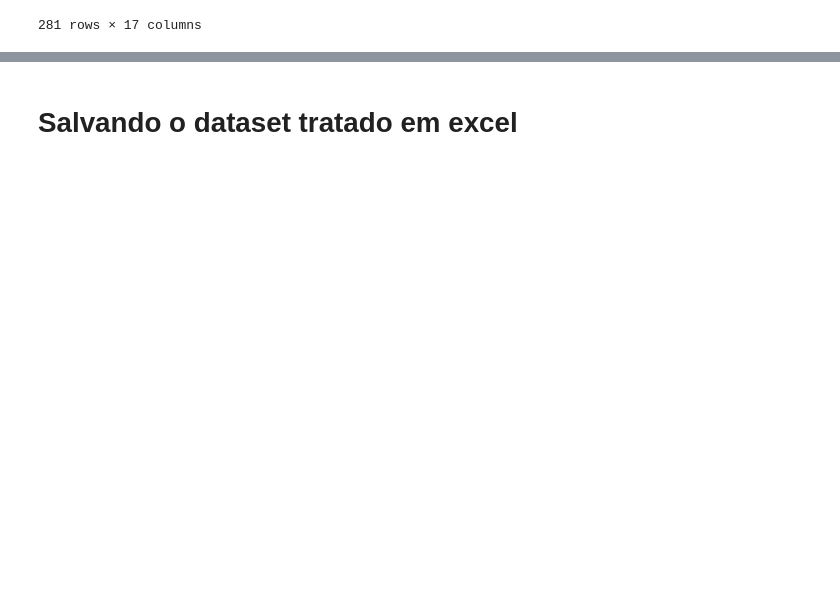
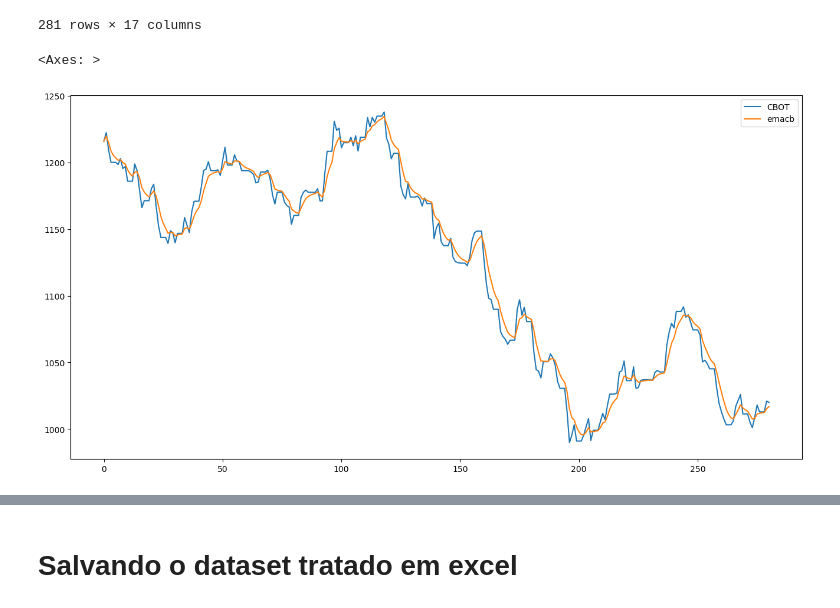
Before and after one commit to Miguelmdcc/Desafio_IA, a Jupyter notebook: Code/mercado.ipynb, the cells around one changed output, grey strips where cells are left out. Drawn from its saved outputs; the diff is of its cells as text; code cells hidden in the pictures; blank space fills up the shorter version.

```diff
--- a/Code/mercado.ipynb
+++ b/Code/mercado.ipynb
@@ -511,6 +511,12 @@ mercado_df
 | 279 | 2024-11-04 | 115.506245 | 1020.956401 | 5.677526 | 0 | -1.970473 | 5.761605 | 5.739880 | 5.319937 | ... |
 | 280 | 2024-11-05 | 116.755121 | 1020.007001 | 5.790600 | 1 | 1.952714 | 5.767265 | 5.756787 | 5.321612 | ... |
 281 rows × 17 columns
+# %%
+mercado_df[['CBOT', 'emacb']].plot(label='mercado',
+                                  figsize=(16, 8))
+# %% [output]
+<Axes: >
+[figure, added]
 # %%
 mercado_df['price_change'] = (mercado_df['Price'].shift(1) < mercado_df['Price']).astype('Int64')
 mercado_df
```
Also changed, not shown: 3 other files.
